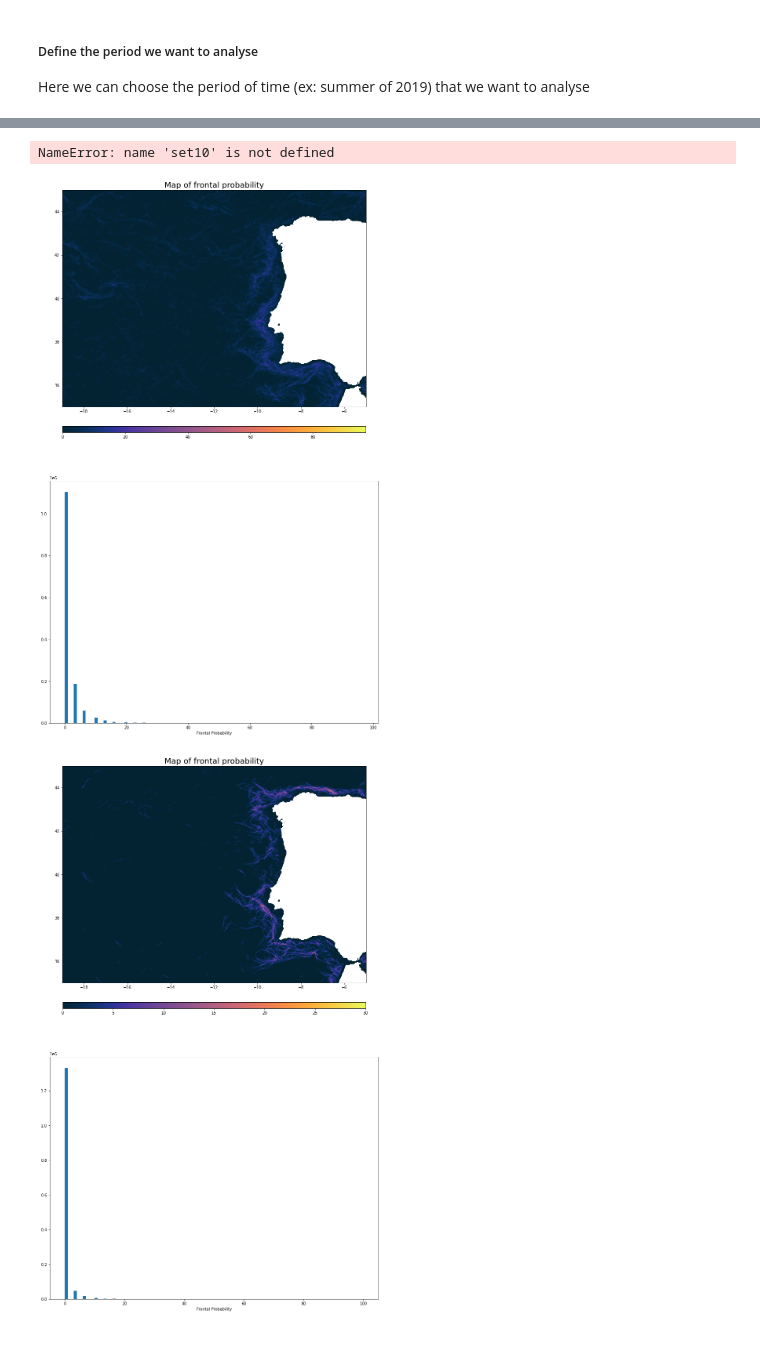
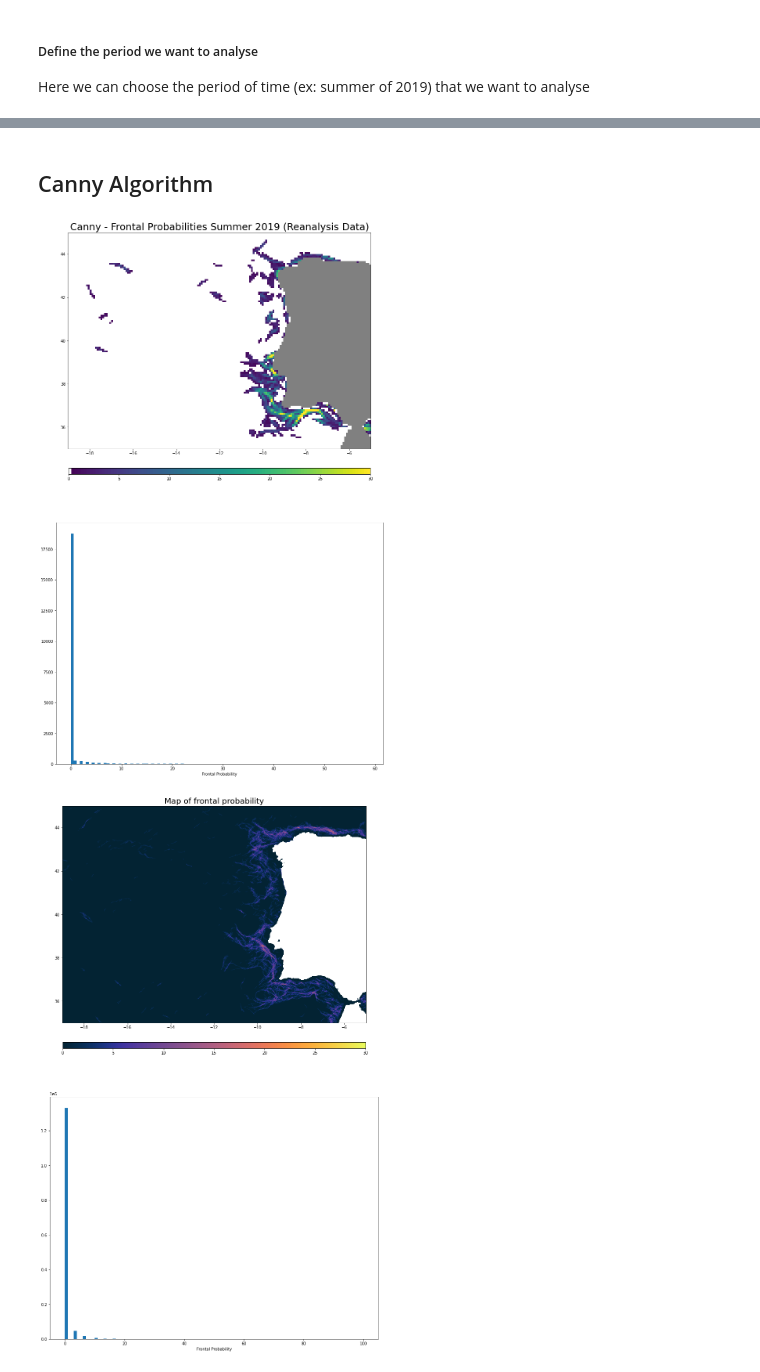
Before and after one commit to CoLAB-ATLANTIC/JUNO, a Jupyter notebook: notebooks/canny_frontal_prob.ipynb, the cells around one changed output, grey strips where cells are left out. Saved outputs shown, nothing was run; the diff lists cells and outputs as text; code cells hidden in the pictures; blank space fills up the shorter version.

```diff
--- a/notebooks/canny_frontal_prob.ipynb
+++ b/notebooks/canny_frontal_prob.ipynb
@@ -13,7 +13,9 @@ import xarray as xr
 import os
 from pathlib import Path
 from scipy.ndimage import gaussian_filter
-#plt.rcParams["figure.figsize"] = 10, 8
+plt.rcParams["figure.figsize"] = 12, 10
 %matplotlib inline
 import cmocean
+import matplotlib
+from matplotlib.colors import ListedColormap
 # %% [markdown]
@@ -126,3 +121,5 @@ aug2019_mur = specificday_mur_aug[(specificday_mur_aug >='2019-08-01 09:00:00')
+# %% [markdown]
+## Canny Algorithm
 # %%
 def canny_front_calc(dict_df, Tmin, Tmax, sigma=0, apertureSize=3):
 
@@ -195,24 +192,29 @@ def frontal_prob_visualization(period, dict_df, Tmin, Tmax, MUR, sigma, aperture
     lat = np.array(dict_df[period[0]]['latitude'].unique())
     lon = np.array(dict_df[period[0]]['longitude'].unique())
 
+    #so that all pixels with value 0 became white pixels
+    viridis = matplotlib.cm.get_cmap('viridis', 100)
+    newcolor = viridis(np.linspace(0,1,100))
+    white = np.array([1, 1, 1, 1])
+    newcolor[0, :] = white
+    newcmp = ListedColormap(newcolor)
+    newcmp.set_bad(color='gray')
+
+
     plt.rcParams["figure.figsize"] = (15, 25)
     fig = plt.figure()
     ax1 = fig.add_subplot(2,1,1)
-    img = ax1.imshow(fp, cmocean.cm.thermal, vmin=vmin, vmax=vmax, extent=[lon[0], lon[-1], lat[0], lat[-1]])
+    img = ax1.imshow(fp, cmap=newcmp, vmin=vmin, vmax=vmax, extent=[lon[0], lon[-1], lat[0], lat[-1]])
     plt.colorbar(img, orientation='horizontal', fraction=0.025, pad=0.08, aspect=50)
-    plt.title("Map of frontal probability", fontsize=20)
+    plt.title("Canny - Frontal Probabilities Summer 2019 (Reanalysis Data)", fontsize=25)
 
     ax2 = fig.add_subplot(2,1,2)
     ax2.hist(fp.flatten(), bins=100);
     plt.xlabel('Frontal Probability',fontsize=10)
-# %%
-frontal_prob_visualization(period = set10, dict_df=dict_df_mur_set, Tmin=200, Tmax=300, MUR=True, sigma=5, apertureSize=5)
-# %% [output]
-NameError: name 'set10' is not defined
 # %%
-frontal_prob_visualization(period = aug2019_mur, dict_df=dict_df_mur_aug, Tmin=150, Tmax=200, MUR=True, sigma=5, apertureSize=5)
+frontal_prob_visualization(period = summer2019_r, dict_df=dict_df_r, Tmin=200, Tmax=220, MUR=False, sigma=0, apertureSize=3, vmax=30)
 # %% [output]
-[figure, old version]
+[figure, new version]
 # %%
 frontal_prob_visualization(period = set2019_mur, dict_df=dict_df_mur_set, Tmin=200, Tmax=300, MUR=True, sigma=5, apertureSize=5, vmax=30)
 # %% [output]
```
Also changed, not shown: parts of 9 cells of this notebook, 14 other files.
